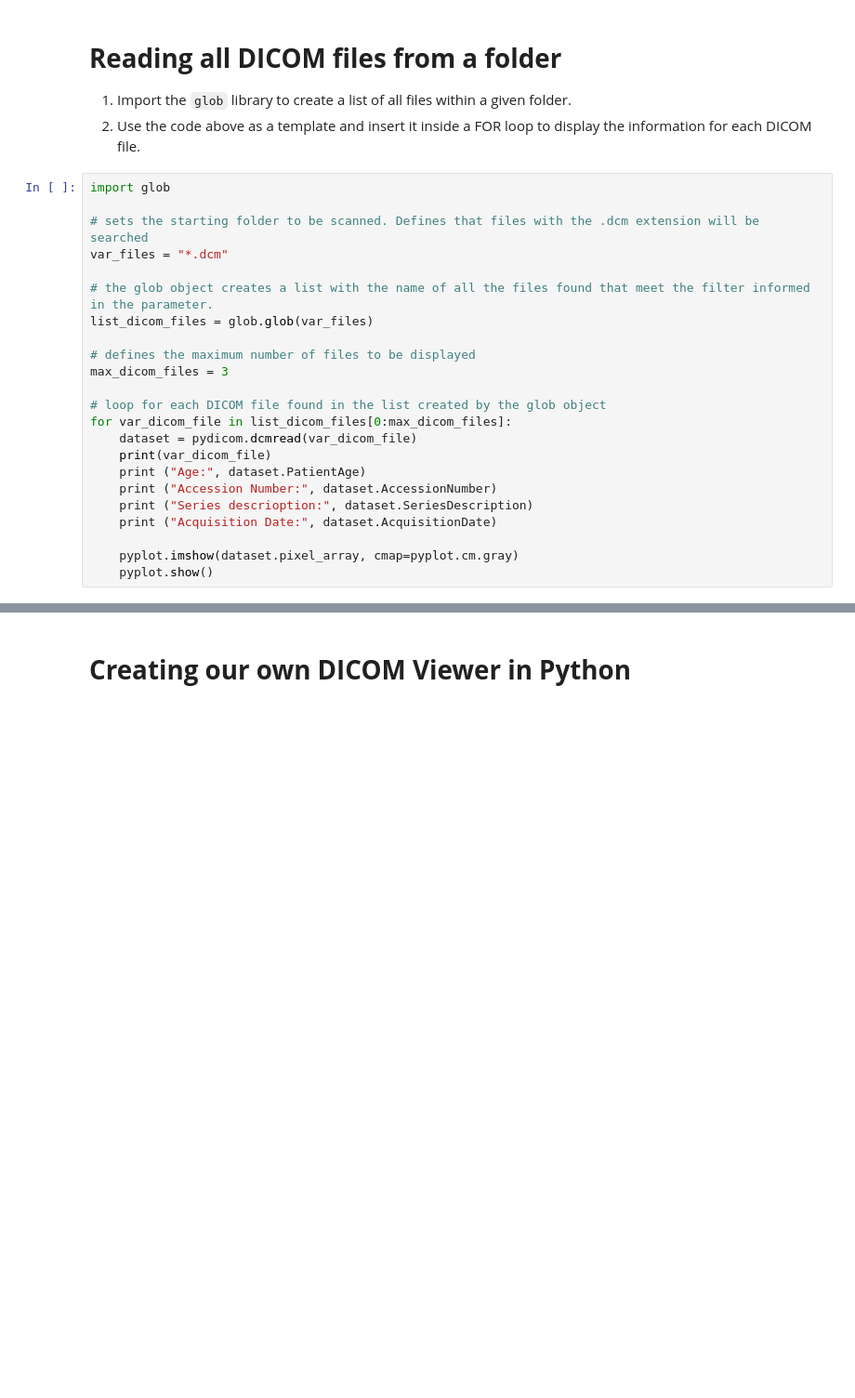
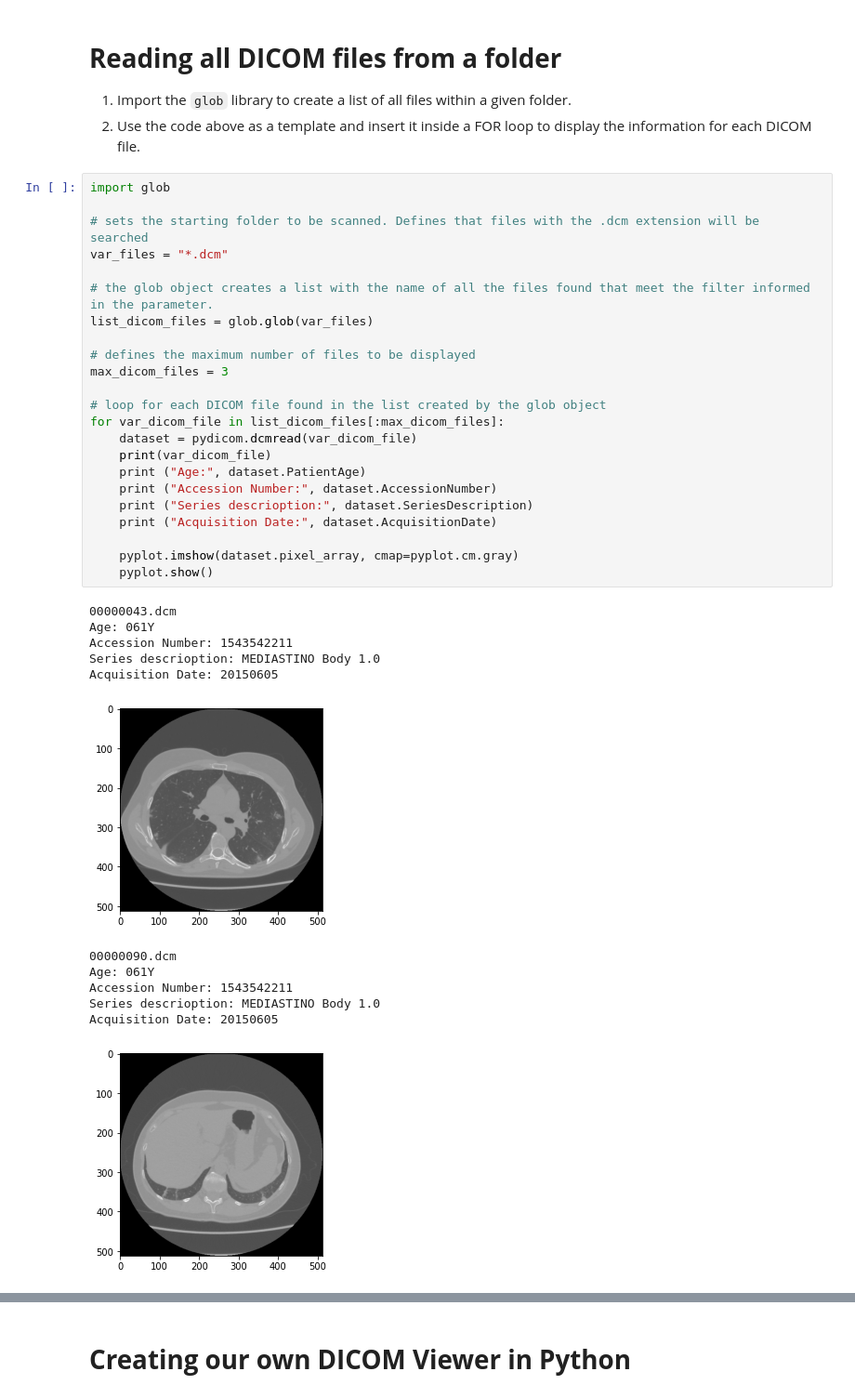
Before and after one commit to paulokuriki/python_for_rads, a Jupyter notebook: Python_for_Rads.ipynb, the cells around one changed output, grey strips where cells are left out. Shown at 93% size. Cells and saved outputs as stored; diff of their text form; blank space fills up the shorter version.

```diff
--- a/Python_for_Rads.ipynb
+++ b/Python_for_Rads.ipynb
@@ -242,23 +273,36 @@ print ("Acquisition Date:", dataset.AcquisitionDate)
 # %%
 import glob
 
 # sets the starting folder to be scanned. Defines that files with the .dcm extension will be searched
 var_files = "*.dcm"
 
 # the glob object creates a list with the name of all the files found that meet the filter informed in the parameter.
 list_dicom_files = glob.glob(var_files)
 
 # defines the maximum number of files to be displayed
 max_dicom_files = 3
 
 # loop for each DICOM file found in the list created by the glob object
-for var_dicom_file in list_dicom_files[0:max_dicom_files]:
+for var_dicom_file in list_dicom_files[:max_dicom_files]:
     dataset = pydicom.dcmread(var_dicom_file)
     print(var_dicom_file)
     print ("Age:", dataset.PatientAge)
     print ("Accession Number:", dataset.AccessionNumber)
     print ("Series descrioption:", dataset.SeriesDescription)
     print ("Acquisition Date:", dataset.AcquisitionDate)
 
     pyplot.imshow(dataset.pixel_array, cmap=pyplot.cm.gray)
     pyplot.show()
+# %% [output]
+00000043.dcm
+Age: 061Y
+Accession Number: 1543542211
+Series descrioption: MEDIASTINO Body 1.0
+Acquisition Date: 20150605
+[figure, added]
+00000090.dcm
+Age: 061Y
+Accession Number: 1543542211
+Series descrioption: MEDIASTINO Body 1.0
+Acquisition Date: 20150605
+[figure, added]
```
Also changed, not shown: parts of 10 cells of this notebook.
